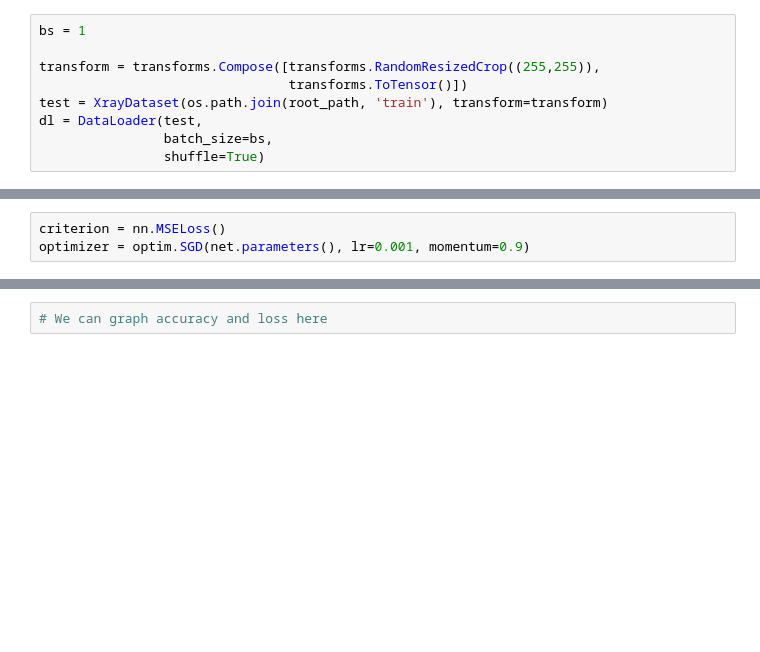
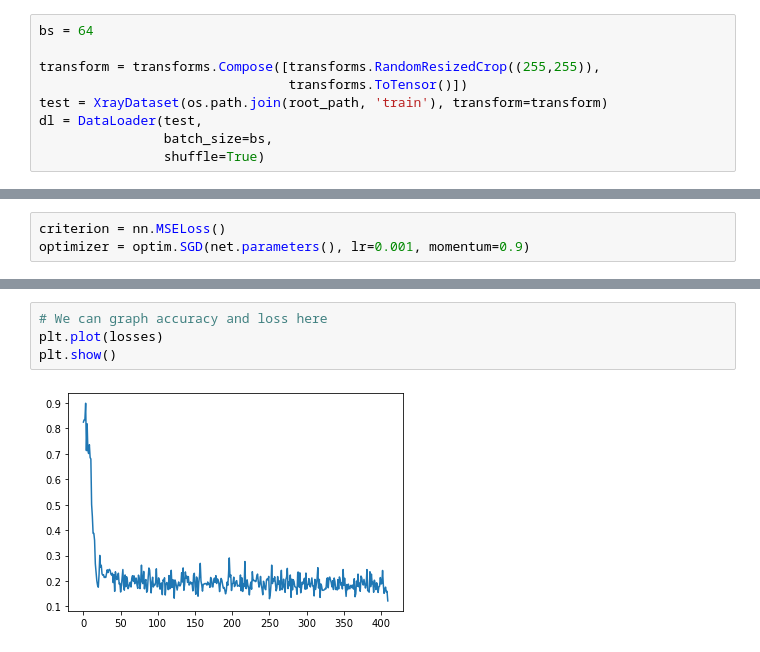
Before and after one commit to willsanford/nn_practice, a Jupyter notebook: src/chest_xray.ipynb, the cells around one changed output, grey strips where cells are left out. Saved outputs shown, nothing was run; the diff lists cells and outputs as text; blank space fills up the shorter version.

Commit message:
Plotted losses. Adding accuracy

```diff
--- a/src/chest_xray.ipynb
+++ b/src/chest_xray.ipynb
@@ -78,7 +78,7 @@ class XrayDataset(Dataset):
     classes = {'PNEUMONIA': 1.0, 'NORMAL': 0.0}
     return {'image': im, 'class': classes[label], 'path': im_path}
 # %%
-bs = 1
+bs = 64
 
 transform = transforms.Compose([transforms.RandomResizedCrop((255,255)),
                                 transforms.ToTensor()])
@@ -185,2 +172,6 @@ KeyboardInterrupt:
 # %%
 # We can graph accuracy and loss here
+plt.plot(losses)
+plt.show()
+# %% [output]
+[figure, added]
```
Also changed, not shown: parts of 3 cells of this notebook.
